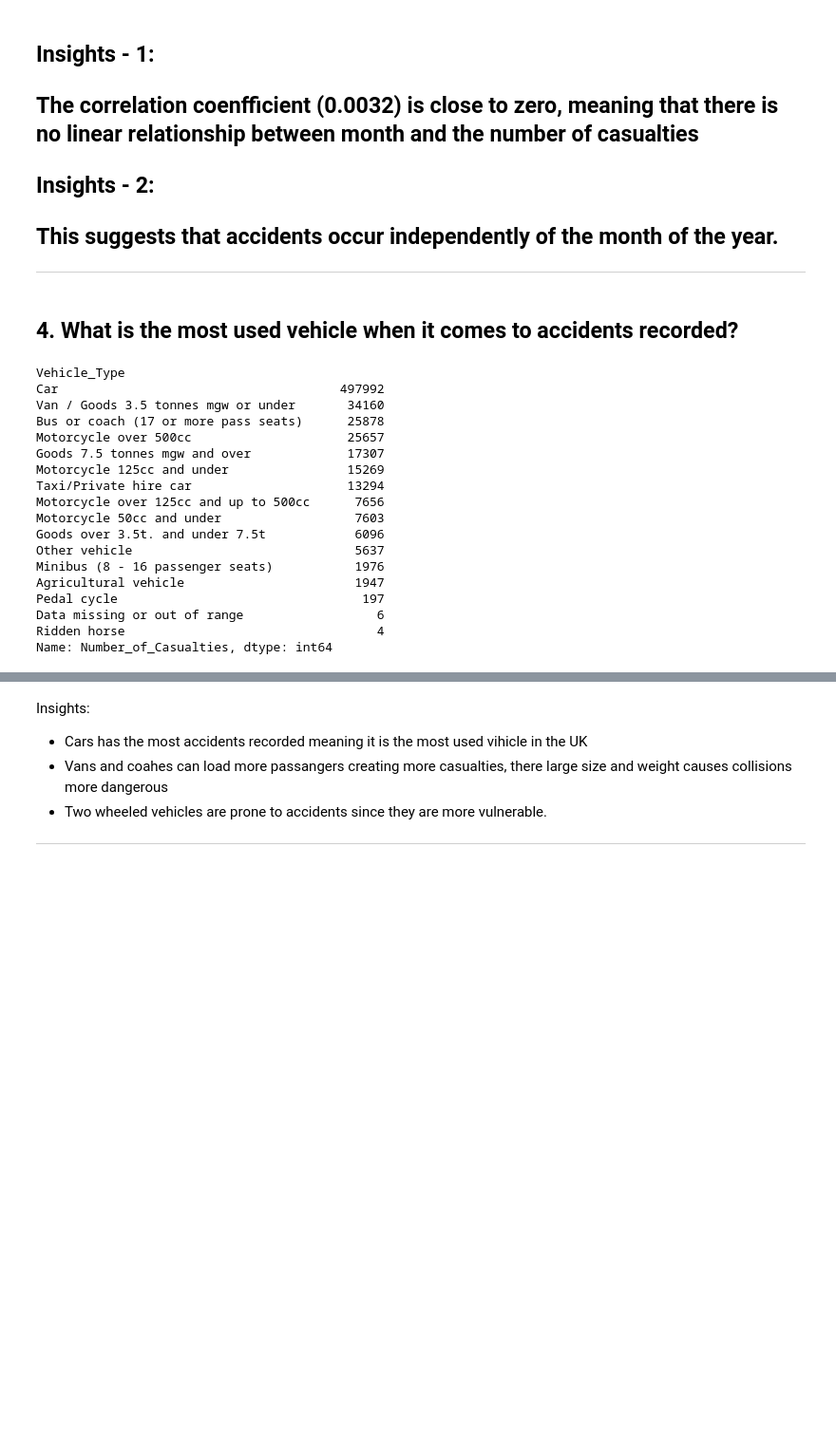
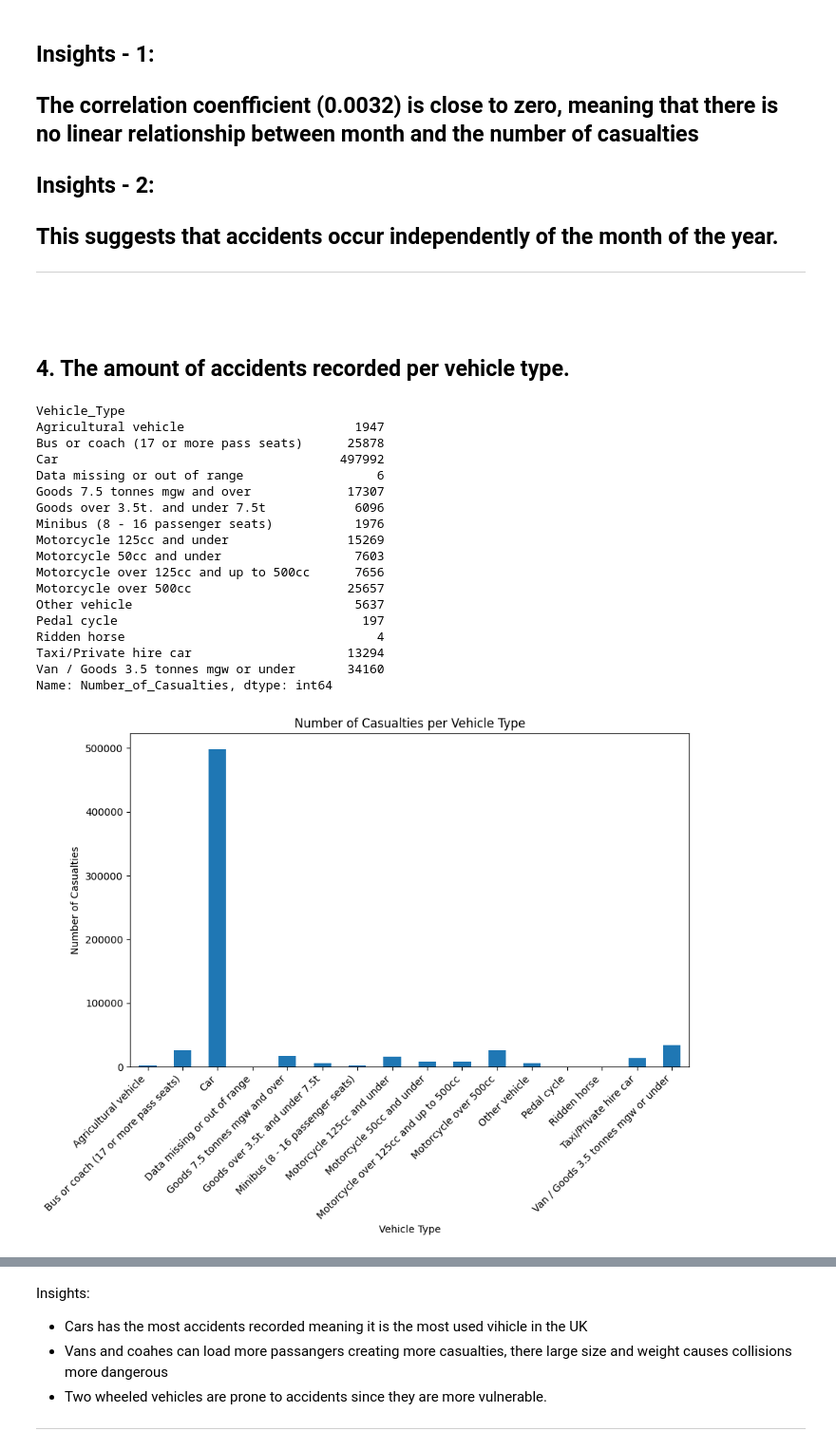
Before and after one commit to KevinArchive1/ELEC303_DATA_ANALYTICS_VELE-A, a Jupyter notebook: ITELEC-3A/activity3.ipynb, the cells around one changed output, grey strips where cells are left out. Shown at 95% size. Saved outputs shown, nothing was run; the diff lists cells and outputs as text; code cells hidden in the pictures; blank space fills up the shorter version.

```diff
--- a/ITELEC-3A/activity3.ipynb
+++ b/ITELEC-3A/activity3.ipynb
@@ -294,28 +327,39 @@ np.float64(0.003218450219128147)
 <h2>Insights - 2:</h2>
 <h2>This suggests that accidents occur independently of the month of the year.</h2>
 <hr>
+# %% [markdown]
+<br>
 # %% [markdown]
-<h2>4. What is the most used vehicle when it comes to accidents recorded?</h2>
+<h2>4. The amount of accidents recorded per vehicle type.</h2>
 # %%
-vehicles = uk_road_accident.groupby("Vehicle_Type")["Number_of_Casualties"].size().sort_values(ascending=False)
+vehicles = uk_road_accident.groupby("Vehicle_Type")["Number_of_Casualties"].size()
 
 vehicles
 # %% [output]
 Vehicle_Type
+Agricultural vehicle                       1947
+Bus or coach (17 or more pass seats)      25878
 Car                                      497992
+Data missing or out of range                  6
+Goods 7.5 tonnes mgw and over             17307
+Goods over 3.5t. and under 7.5t            6096
+Minibus (8 - 16 passenger seats)           1976
+Motorcycle 125cc and under                15269
+Motorcycle 50cc and under                  7603
+Motorcycle over 125cc and up to 500cc      7656
+Motorcycle over 500cc                     25657
+Other vehicle                              5637
+Pedal cycle                                 197
+Ridden horse                                  4
+Taxi/Private hire car                     13294
 Van / Goods 3.5 tonnes mgw or under       34160
-Bus or coach (17 or more pass seats)      25878
-Motorcycle over 500cc                     25657
-Goods 7.5 tonnes mgw and over             17307
-Motorcycle 125cc and under                15269
-Taxi/Private hire car                     13294
-Motorcycle over 125cc and up to 500cc      7656
-Motorcycle 50cc and under                  7603
-Goods over 3.5t. and under 7.5t            6096
-Other vehicle                              5637
-Minibus (8 - 16 passenger seats)           1976
-Agricultural vehicle                       1947
-Pedal cycle                                 197
-Data missing or out of range                  6
-Ridden horse                                  4
 Name: Number_of_Casualties, dtype: int64
+# %%
+vehicles.plot(kind="bar", figsize=(10,6))
+plt.title("Number of Casualties per Vehicle Type")
+plt.xlabel("Vehicle Type")
+plt.ylabel("Number of Casualties")
+plt.xticks(rotation=45, ha="right")
+plt.show()
+# %% [output]
+[figure, added]
```
Also changed, not shown: parts of 29 cells of this notebook.
